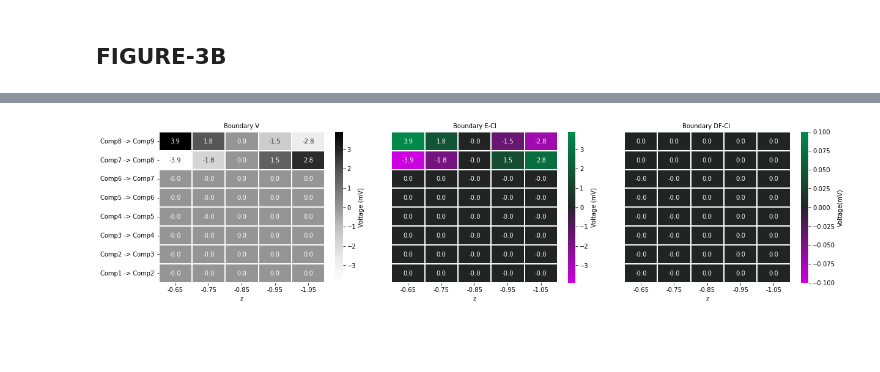
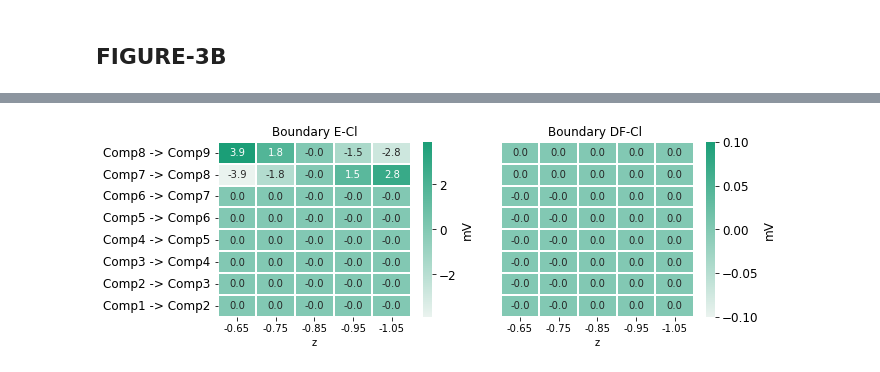
Before and after one commit to Eran707/msc_code_repo, a Jupyter notebook: Figure_3_multiZ.ipynb, the cells around one changed output, grey strips where cells are left out. Cells and saved outputs as stored; diff of their text form; code cells hidden in the pictures; blank space fills up the shorter version.

```diff
--- a/Figure_3_multiZ.ipynb
+++ b/Figure_3_multiZ.ipynb
@@ -553,17 +634,19 @@ def btn_plot_3c_clicked(b):
     T = 37 + 273.15
     RTF = R * T / F
 
-    f3c_cl, (ax_vb1 , ax_ecl,ax_cldf)=mplt.subplots(1,3, figsize=(16,4))
-    f3c_na, (ax_vb2 , ax_ena,ax_nadf)  =mplt.subplots(1,3, figsize=(16,4))
-    f3c_k,  (ax_vb3 , ax_ek,ax_kdf) =mplt.subplots(1,3, figsize=(16,4))
+    f3c_cl, ( ax_ecl,ax_cldf)=mplt.subplots(1,2, figsize=(8,3))
+    f3c_na, ( ax_ena,ax_nadf)  =mplt.subplots(1,2, figsize=(8,3))
+    f3c_k,  ( ax_ek,ax_kdf) =mplt.subplots(1,2, figsize=(8,3))
+    f3c_vm,  ax_vb1 = mplt.subplots(1,1, figsize=(4,3))
     f3c_cl.tight_layout(pad=1)
     f3c_na.tight_layout(pad=1)
     f3c_k.tight_layout(pad=1)
 
-    cl_cmap = sns.diverging_palette(300, 140,l=50,s=100, center='dark', as_cmap=True)
-    na_cmap = sns.diverging_palette(240, 12,l=30,s=100, center='dark', as_cmap=True)
-    k_cmap = sns.diverging_palette(360, 240,l=50,s=100, center='dark', as_cmap=True)
+    cl_cmap = sns.light_palette('#1b9e77', as_cmap=True)
+    na_cmap = sns.light_palette('#e7298a', as_cmap=True)
+    k_cmap = sns.light_palette('#7570b3' , as_cmap=True)
 
+    global vb_arr, b_ecl_arr, b_ena_arr, b_ek_arr, b_dfcl_arr,b_dfna_arr, b_dfk_arr
     vb_arr = []
     b_ecl_arr,b_ena_arr, b_ek_arr = [],[],[]
     b_dfcl_arr, b_dfna_arr, b_dfk_arr = [], [], []
@@ -605,10 +688,6 @@ def btn_plot_3c_clicked(b):
         b_dfk_arr.append(b_dfk_temp)
 
 
-    ############
-    # Cl graphs
-    ############
-
     vb_arr.reverse()
     b_ecl_arr.reverse()
     b_ena_arr.reverse()
@@ -621,79 +700,92 @@ def btn_plot_3c_clicked(b):
     bound_names_arr.reverse()
 
 
-    g = sns.heatmap(vb_arr,cmap="Greys", annot=True,fmt='', yticklabels =True,
+    g = sns.heatmap(vb_arr,cmap="Greys", annot=True,fmt='', yticklabels =True, annot_kws={"size":10},
                     cbar_kws={'pad':0.05,'label':'Voltage (mV)', 'orientation':'vertical' }, ax=ax_vb1,linewidth=0.01 )
     g.set_xticklabels(z_arr_2[::], fontsize=10)
-    g.set_yticklabels(bound_names_arr,fontsize=10,rotation=0)
+    g.set_yticklabels(bound_names_arr,fontsize=12,rotation=0)
     g.set_xlabel("z",fontsize=10)
-    ax_vb1.set_title("Boundary V",fontsize=10)
+    ax_vb1.set_title("Boundary potential",fontsize=12)
+    cbar = g.collections[0].colorbar
+    cbar.ax.tick_params(labelsize=12)
+    cbar.ax.set_ylabel('mV',fontsize=12)
 
-    g = sns.heatmap(b_ecl_arr,cmap=cl_cmap, annot=True,fmt='', yticklabels = False,
+    ############
+    # Cl graphs
+    ############
+
+
+    g = sns.heatmap(b_ecl_arr,cmap=cl_cmap, annot=True,fmt='', yticklabels = True,annot_kws={"size":10},
                     cbar_kws={'pad':0.05,'label':'Voltage (mV)','orientation':'vertical' }, ax=ax_ecl,linewidth=0.01 )
     g.set_xticklabels(z_arr_2[::], fontsize=10)
+    g.set_yticklabels(bound_names_arr,fontsize=12,rotation=0)
     g.set_xlabel("z",fontsize=10)
-    ax_ecl.set_title("Boundary E-Cl",fontsize=10)
+    ax_ecl.set_title("Boundary E-Cl",fontsize=12)
+    cbar = g.collections[0].colorbar
+    cbar.ax.tick_params(labelsize=12)
+    cbar.ax.set_ylabel('mV',fontsize=12)
 
-
-    g = sns.heatmap(b_dfcl_arr,cmap=cl_cmap, annot = True,fmt='', yticklabels = False,
+    g = sns.heatmap(b_dfcl_arr,cmap=cl_cmap, annot = True,fmt='', yticklabels = False, annot_kws={"size":10},
                     cbar_kws={'pad':0.05,'label':'Voltage(mV)', 'orientation':'vertical' }, ax=ax_cldf,linewidth=0.01 )
     g.set_xticklabels(z_arr_2[::], fontsize=10)
     g.set_xlabel("z",fontsize=10)
-    ax_cldf.set_title("Boundary DF-Cl ",fontsize=10)
+    ax_cldf.set_title("Boundary DF-Cl ",fontsize=12)
+    cbar = g.collections[0].colorbar
+    cbar.ax.tick_params(labelsize=12)
+    cbar.ax.set_ylabel('mV',fontsize=12)
 
     ##################
     # Na graphs
     ##################
 
-    g = sns.heatmap(vb_arr,cmap="Greys", annot=True,fmt='', yticklabels =True,
-                    cbar_kws={'pad':0.05,'label':'Voltage (mV)', 'orientation':'vertical' }, ax=ax_vb2,linewidth=0.01 )
-    g.set_xticklabels(z_arr_2[::], fontsize=10)
-    g.set_yticklabels(bound_names_arr,fontsize=10,rotation=0)
-    g.set_xlabel("z",fontsize=10)
-    ax_vb2.set_title("Terminal V-boundary",fontsize=10)
 
-    g = sns.heatmap(b_ena_arr,cmap=na_cmap, annot=True,fmt='', yticklabels = False,
+    g = sns.heatmap(b_ena_arr,cmap=na_cmap, annot=True,fmt='', yticklabels = True, annot_kws={"size":10},
                     cbar_kws={'pad':0.05,'label':'Voltage (mV)','orientation':'vertical' }, ax=ax_ena,linewidth=0.01 )
     g.set_xticklabels(z_arr_2[::], fontsize=10)
+    g.set_yticklabels(bound_names_arr,fontsize=12,rotation=0)
     g.set_xlabel("z",fontsize=10)
-    ax_ena.set_title("Terminal E-Na",fontsize=10)
+    ax_ena.set_title("Boundary E-Na",fontsize=12)
+    cbar = g.collections[0].colorbar
+    cbar.ax.tick_params(labelsize=12)
+    cbar.ax.set_ylabel('mV',fontsize=12)
 
-    g = sns.heatmap(b_dfna_arr,cmap=na_cmap,annot = True,fmt='', yticklabels = False,
+    g = sns.heatmap(b_dfna_arr,cmap=na_cmap,annot = True,fmt='', yticklabels = False, annot_kws={"size":10},
                     cbar_kws={'pad':0.05,'label':'Voltage(mV)', 'orientation':'vertical' }, ax=ax_nadf,linewidth=0.01 )
     g.set_xticklabels(z_arr_2[::], fontsize=10)
-    g.set_xlabel("z",fontsize=10)
-    ax_nadf.set_title("Terminal DF-Na",fontsize=10)
+    g.set_xlabel("z",fontsize=12)
+    ax_nadf.set_title("Boundary DF-Na",fontsize=12)
+    cbar = g.collections[0].colorbar
+    cbar.ax.tick_params(labelsize=12)
+    cbar.ax.set_ylabel('mV',fontsize=12)
 
     #################
     # K graphs
     #################
 
 
-
-
-    g = sns.heatmap(vb_arr,cmap="Greys", annot=True,fmt='', yticklabels =True,
-                    cbar_kws={'pad':0.05,'label':'Voltage (mV)', 'orientation':'vertical' }, ax=ax_vb3,linewidth=0.01 )
-    g.set_xticklabels(z_arr_2[::], fontsize=10)
-    g.set_yticklabels(bound_names_arr,fontsize=10,rotation=0)
-    g.set_xlabel("z",fontsize=10)
-    ax_vb3.set_title("Terminal V-boundary",fontsize=10)
-
-    g = sns.heatmap(b_ek_arr,cmap=k_cmap, annot=True,fmt='', yticklabels = False,
+    g = sns.heatmap(b_ek_arr,cmap=k_cmap, annot=True,fmt='', yticklabels = True, annot_kws={"size":10},
                     cbar_kws={'pad':0.05,'label':'Voltage (mV)','orientation':'vertical' }, ax=ax_ek,linewidth=0.01 )
     g.set_xticklabels(z_arr_2[::], fontsize=10)
     g.set_xlabel("z",fontsize=10)
-    ax_ek.set_title("Terminal E-K",fontsize=10)
+    g.set_yticklabels(bound_names_arr,fontsize=12,rotation=0)
+    ax_ek.set_title("Boundary E-K",fontsize=12)
+    cbar = g.collections[0].colorbar
+    cbar.ax.tick_params(labelsize=12)
+    cbar.ax.set_ylabel('mV',fontsize=12)
 
-    g = sns.heatmap(b_dfk_arr,cmap=k_cmap, annot = True,fmt='', yticklabels = False,
+    g = sns.heatmap(b_dfk_arr,cmap=k_cmap, annot = True,fmt='', yticklabels = False, annot_kws={"size":10},
                     cbar_kws={'pad':0.05,'label':'Voltage(mV)', 'orientation':'vertical' }, ax=ax_kdf,linewidth=0.01 )
     g.set_xticklabels(z_arr_2[::], fontsize=10)
     g.set_xlabel("z",fontsize=10)
-    ax_kdf.set_title("Terminal DF-K",fontsize=10)
+    ax_kdf.set_title("Boundary DF-K",fontsize=12)
+    cbar = g.collections[0].colorbar
+    cbar.ax.tick_params(labelsize=12)
+    cbar.ax.set_ylabel('mV',fontsize=12)
 
 
 
 #####
 btn_plot_3c.on_click(btn_plot_3c_clicked)
 # %% [output]
 [interactive output not drawn]
-[figure, old version]
+[figure, new version]
```
Also changed, not shown: parts of 10 cells of this notebook, 27 other files.
